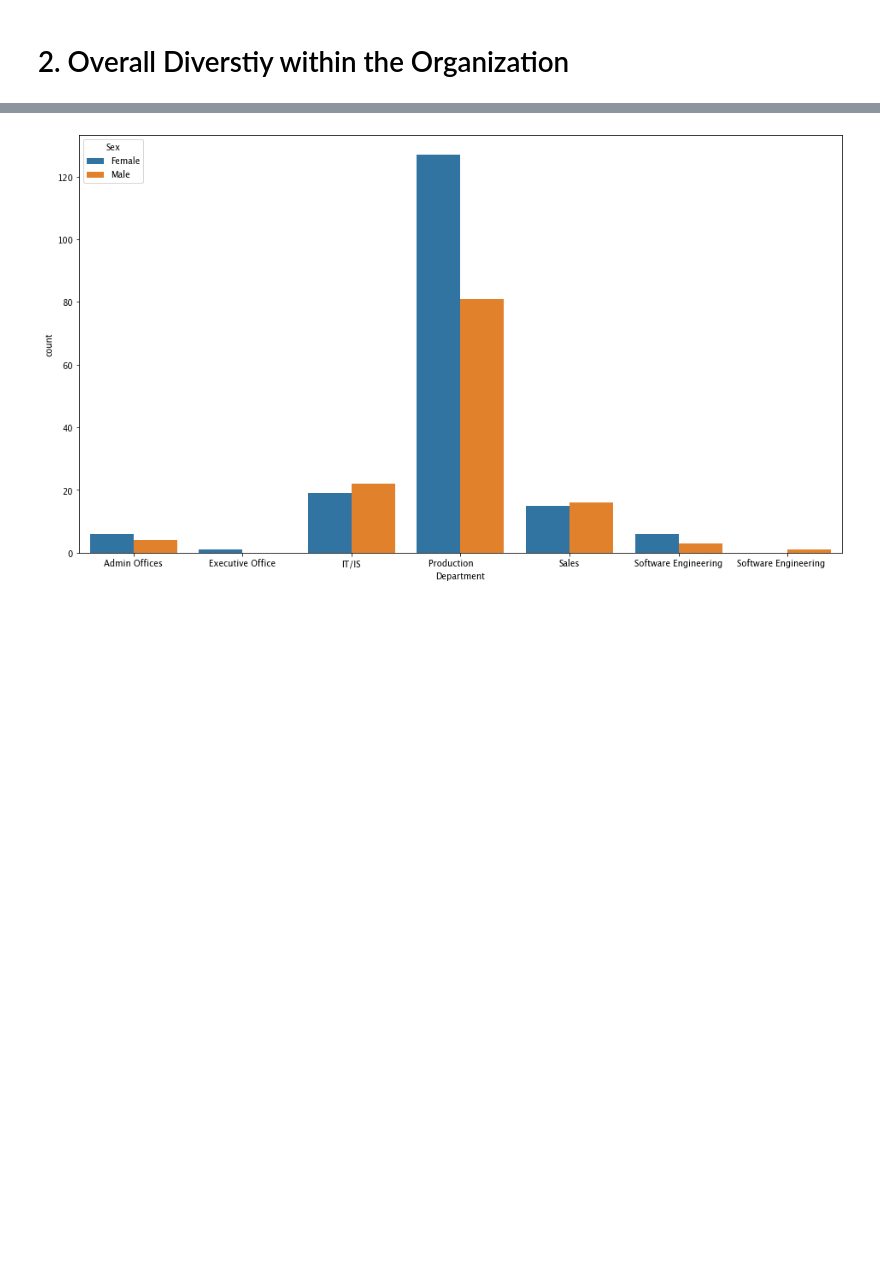
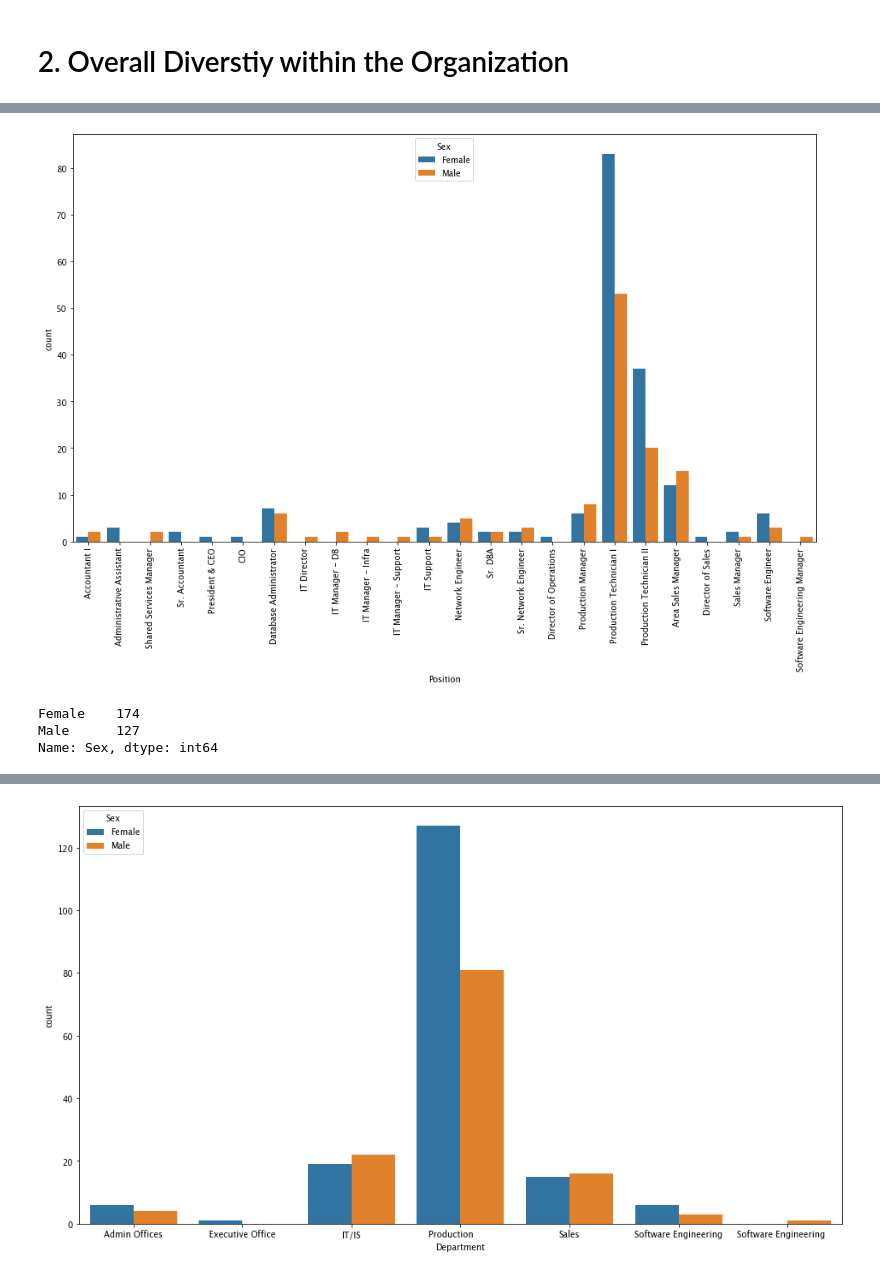
Before and after one commit to estkae/HR_project, a Jupyter notebook: Evaluation_Modeling.ipynb, the cells around one changed output, grey strips where cells are left out. Cells and saved outputs as stored; diff of their text form; code cells hidden in the pictures; blank space fills up the shorter version.

Commit message:
updated diversity check and ROC curve

```diff
--- a/Evaluation_Modeling.ipynb
+++ b/Evaluation_Modeling.ipynb
@@ -400,0 +373,4 @@ diversity_df = diversity_df.drop(columns=['dep_softengineering','dep_soft'])
+# %%
+df1['Sex'].replace('male','Male',inplace=True)
+plt.figure(figsize=(16,9))
+ax=sns.countplot(x=df1['Department'],hue=df1['Sex'])
@@ -400,0 +379,6 @@ diversity_df = diversity_df.drop(columns=['dep_softengineering','dep_soft'])
+# %%
+plt.figure(figsize=(16,9))
+plt.xticks(rotation=90)
+ax=sns.countplot(x=df1['Position'],hue=df1['Sex'])
+# %% [output]
+[figure, added]
@@ -400,0 +388,6 @@ diversity_df = diversity_df.drop(columns=['dep_softengineering','dep_soft'])
+# %%
+df1['Sex'].value_counts()
+# %% [output]
+Female    174
+Male      127
+Name: Sex, dtype: int64
```
Also changed, not shown: parts of 47 cells of this notebook.
